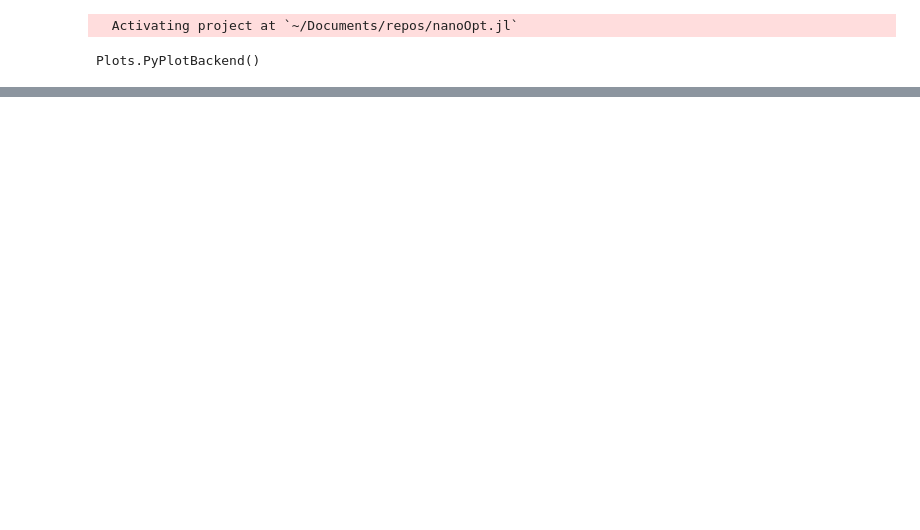
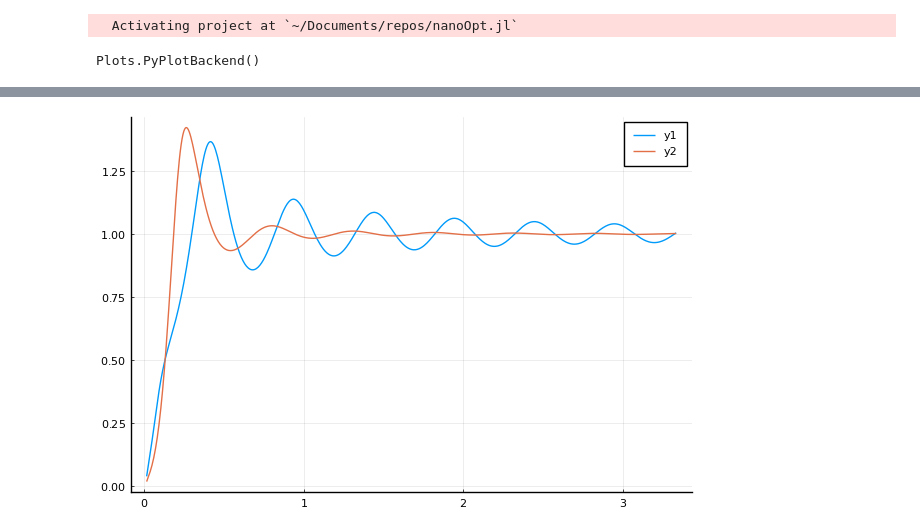
Before and after one commit to Gabmtzz/nanoOpt.jl, a Jupyter notebook: notebook/strat/strat_3.ipynb, the cells around one changed output, grey strips where cells are left out. Cells and saved outputs as stored; diff of their text form; code cells hidden in the pictures; blank space fills up the shorter version.

```diff
--- a/notebook/strat/strat_3.ipynb
+++ b/notebook/strat/strat_3.ipynb
@@ -14,9 +14,10 @@ zsqrt (generic function with 1 method)
 # %%
 mat1 = material(1.0,1.0)
 mat2 = material(epstable("gold"),1.0)
-λ = 620.0
+λ = 600.0
 k₀ = 2π/λ
-layer = layerstructure([mat2,mat1],[0.0,],"down");
+layer = layerstructure([mat2,mat1],[0.0,],"down")
+k = mat1.k(k₀);
 # %%
 green = greenreflect(layer);
 # %%
@@ -33,10 +34,0 @@ k0 = k₀
-# %%
-green.k0 = k0
-z1,zn = green.layer.z[1],green.layer.z[end]
-
-k = [green.layer.mat[i].k(k0) for i ∈ eachindex(green.layer.mat)]
-green.k1,green.kn,kmax = k[1],k[end],maximum(real.(k))
-
-cVal = cart2pol.(pos1[:,1] - pos2[:,1],pos1[:,2] - pos2[:,2])
-ϕ,ρ = first.(cVal),last.(cVal)
-z,zp = pos1[:,3],pos1[:,3];
@@ -134,0 +35,3 @@ tm
+# %%
+
+g = GreenEval(green,pos1,pos2,k₀)
@@ -134,0 +56,8 @@ tm
+# %%
+p1 = 1 .+ 6π /k * imag(g[:,1])
+p2 = 1 .+ 6π /k * imag(g[:,9]);
+# %%
+plot(z/(2π/k), 1 ./p1)
+plot!(z/(2π/k),1 ./ p2)
+# %% [output]
+[figure, added]
```
Also changed, not shown: parts of 11 cells of this notebook, 6 other files.
